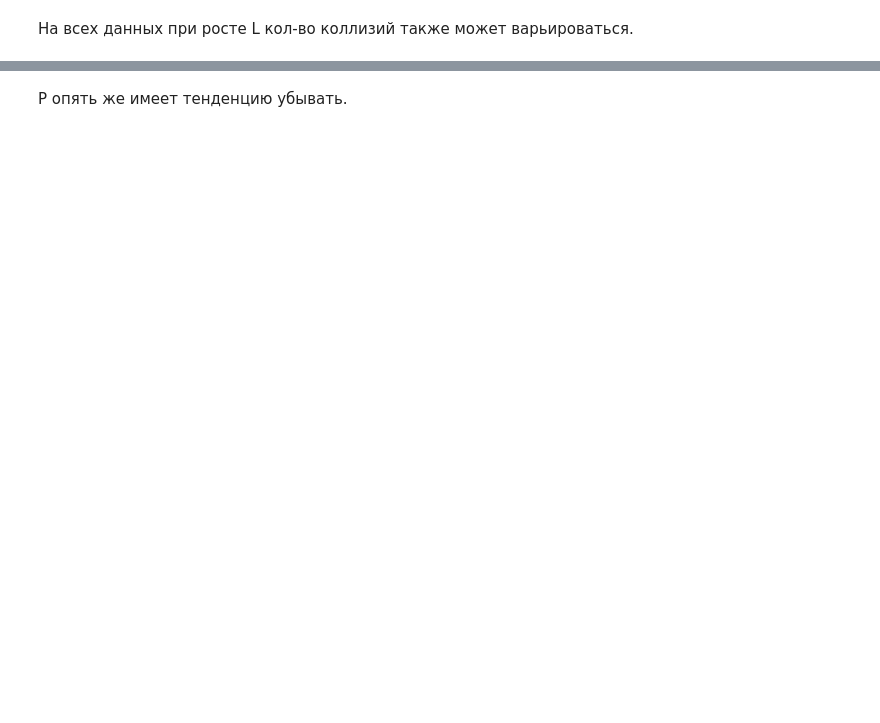
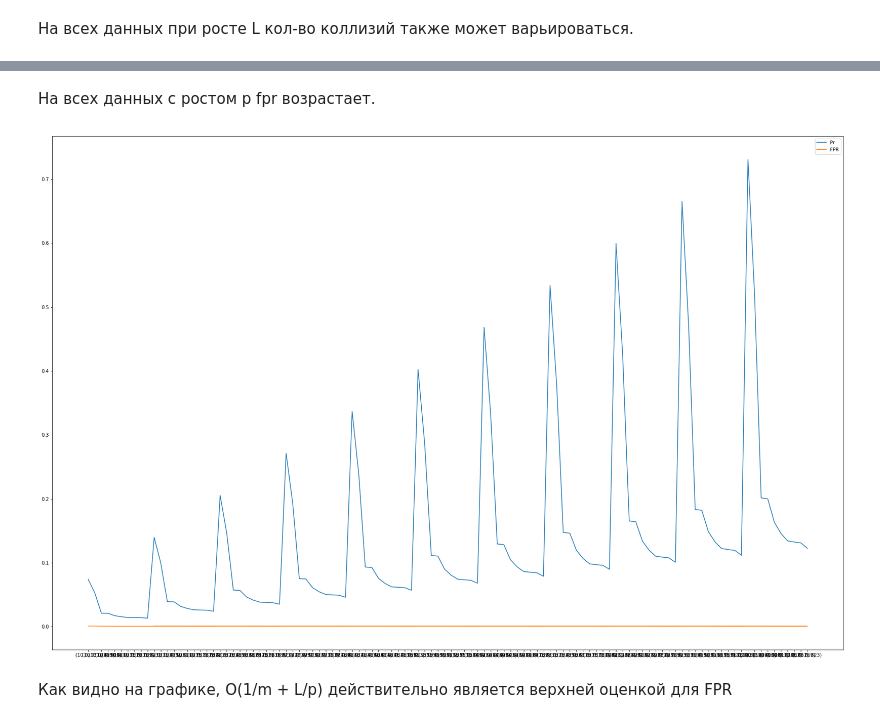
Before and after one commit to Stoneberry/CompLingv_hse, a Jupyter notebook: re_assignment1_Kostyanitsyna (2).ipynb, the cells around one changed output, grey strips where cells are left out. Saved outputs shown, nothing was run; the diff lists cells and outputs as text; code cells hidden in the pictures; blank space fills up the shorter version.

```diff
--- a/re_assignment1_Kostyanitsyna (2).ipynb
+++ b/re_assignment1_Kostyanitsyna (2).ipynb
@@ -219,2 +216,21 @@ p_plot(ps, mean_m, std_m)
-# %% [markdown]
-P опять же имеет тенденцию убывать.
+# %% [markdown]
+На всех данных с ростом p fpr возрастает.
+# %%
+d = {}
+for l in L:
+    for p in ps:
+        d[(l, p)] = 1/1000 + l/p
+# %%
+f = {}
+for i in sorted(d):
+    f[str(i)] = mean_m[np.where(L==i[0])[0][0]][ps.index(i[1])]
+# %%
+plt.figure(figsize=(30, 20))
+plt.plot([str(i) for i in sorted(d)], [d[i] for i in sorted(d)], label='Pr')
+plt.plot(sorted(f), [f[i] for i in sorted(f)], label='FPR')
+plt.legend()
+plt.show()
+# %% [output]
+[figure, added]
+# %% [markdown]
+Как видно на графике, O(1/m + L/p) действительно является верхней оценкой для FPR
```
Also changed, not shown: parts of 3 cells of this notebook.
